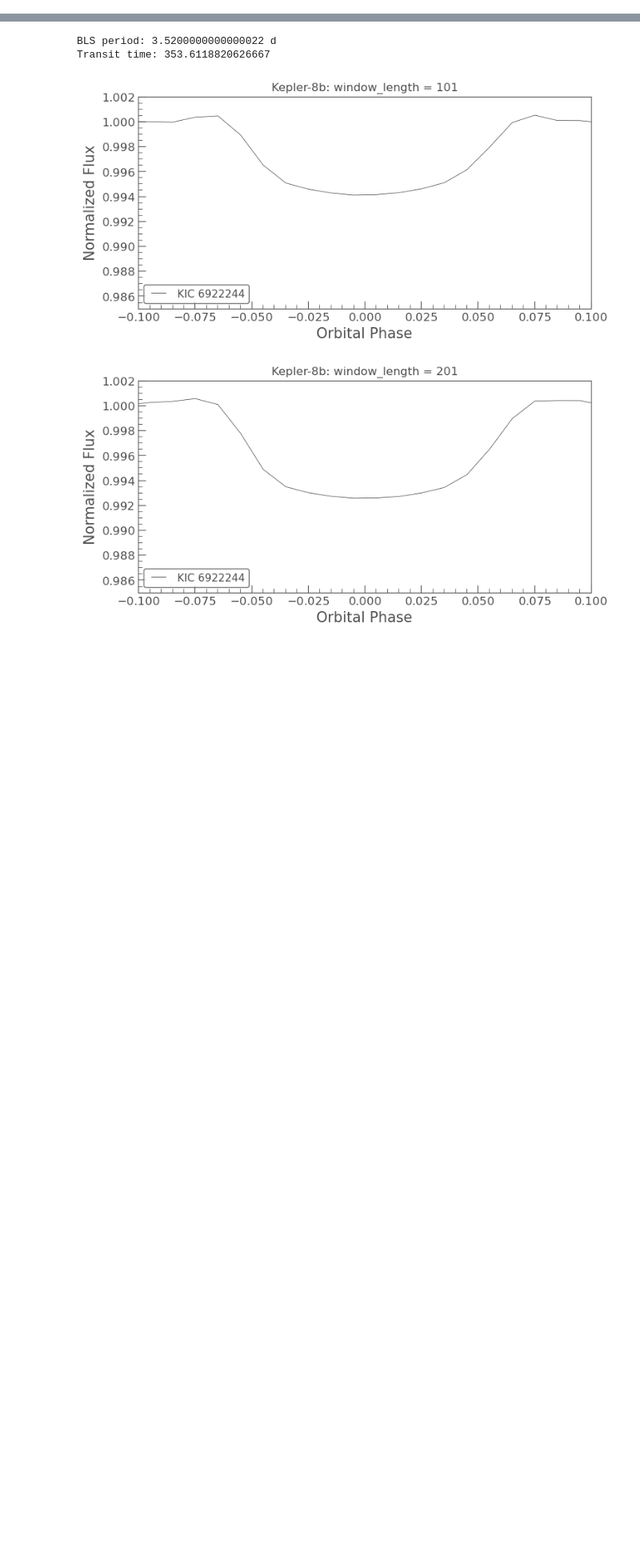
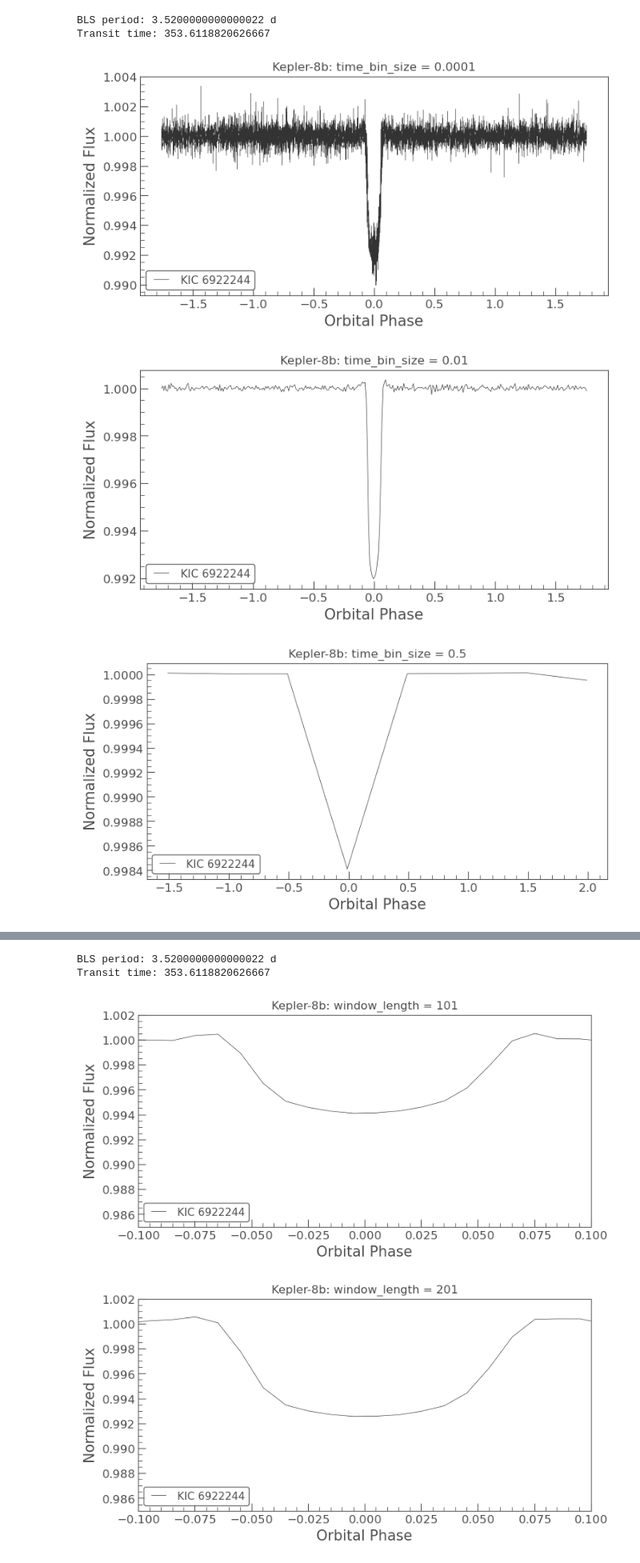
Before and after one commit to ekamgill1671/kepler-8b-transit-reproduction, a Jupyter notebook: data/keplerpractice.ipynb, the cells around one changed output, grey strips where cells are left out. Shown at 80% size. Drawn from its saved outputs; the diff is of its cells as text; code cells hidden in the pictures; blank space fills up the shorter version.

```diff
--- a/data/keplerpractice.ipynb
+++ b/data/keplerpractice.ipynb
@@ -104,31 +104,37 @@ lc = lk.search_lightcurve("KIC 6922244", author="Kepler", quarter=4).download().
 pd_bls = lc.to_periodogram(method="bls", period=np.arange(0.5, 10, 0.01))
 #Creates a variable that extracts the reference time of the first transit corresponding to the highest peak from the periodogram, pinpointing exactly when an exoplanet cross in front of its star
 t0_bls = pd_bls.transit_time_at_max_power
 
 
 print("BLS period:", period_bls)
 print("Transit time:", t0_bls)
 
 # Compares different flattening windows
-time_bin_sizes = [0.0001, 0.01, 0.5, 1]
+time_bin_sizes = [0.0001, 0.01, 0.5, 1.0]
 
 for time_bin in time_bin_sizes:
 
     # Flatten the LC depending on the different window lengths
     lc_flat = lc.flatten(window_length=401)
 
     # Fold LC using BOTH the period and transit time
     lc_folded = lc_flat.fold(period=period_bls, epoch_time=t0_bls)
 
     #Bin the folded light curve
     lc_binned = lc_folded.bin(time_bin_size=time_bin)
 
     #Plote the folded + binned LC:
     ax = lc_binned.plot()
 
     ax.set_xlabel("Orbital Phase")
     ax.set_ylabel("Normalized Flux")
     ax.set_title(f"Kepler-8b: time_bin_size = {time_bin}")
 
     # Zoom in on the transit
     #?
+# %% [output]
+BLS period: 3.5200000000000022 d
+Transit time: 353.6118820626667
+[figure, added]
+[figure, added]
+[figure, added]
```
Also changed, not shown: parts of 1 cell of this notebook.
